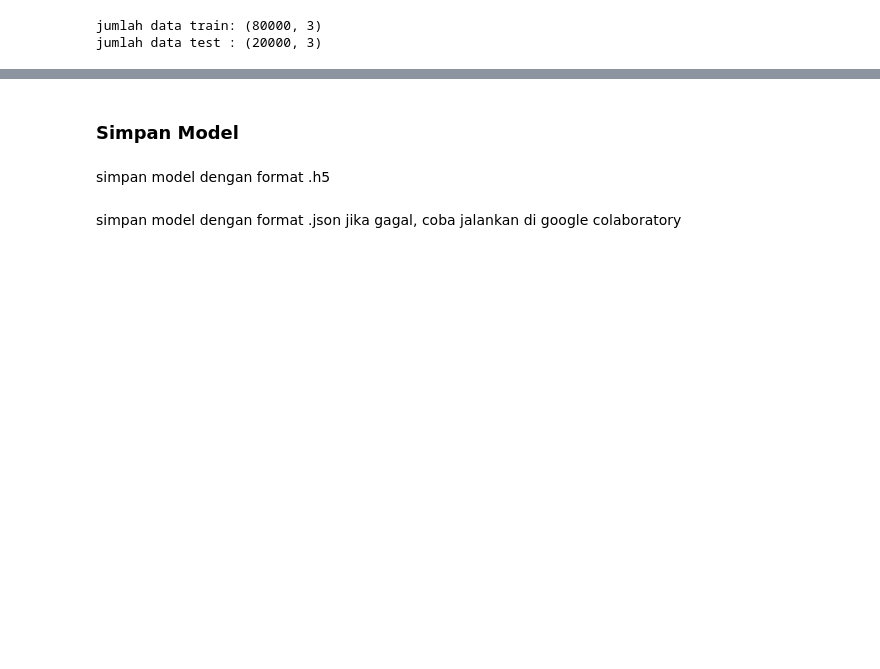
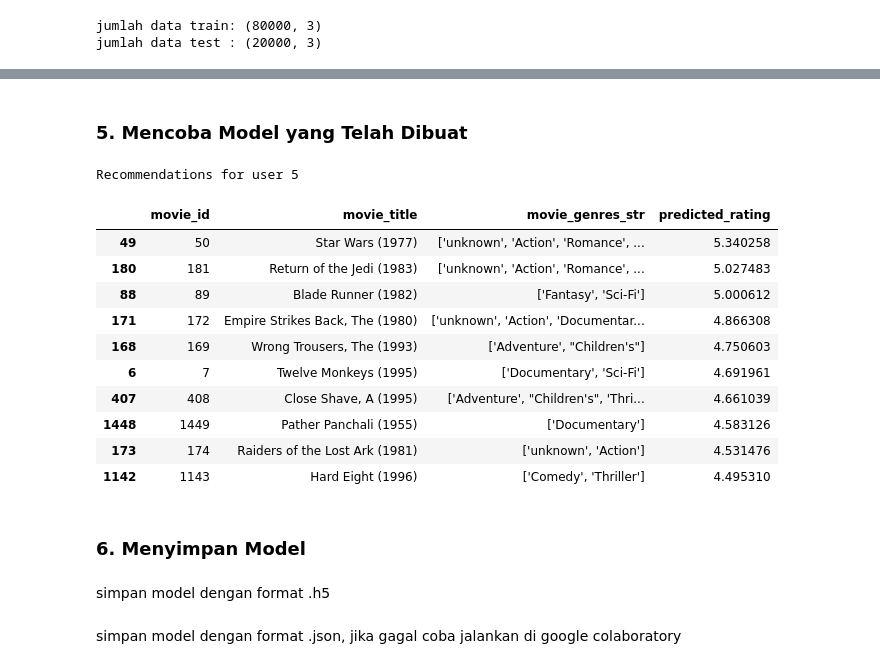
Before and after one commit to GilangAgungS/Film-Recommendation-Tensor, a Jupyter notebook: sistem_rekomendasi_film.ipynb, the cells around one changed output, grey strips where cells are left out. Saved outputs shown, nothing was run; the diff lists cells and outputs as text; code cells hidden in the pictures; blank space fills up the shorter version.

```diff
--- a/sistem_rekomendasi_film.ipynb
+++ b/sistem_rekomendasi_film.ipynb
@@ -221,12 +236,43 @@ model.evaluate([data_test.movie_id, data_test.user_id], data_test.user_rating)
+# %% [markdown]
+### 5. Mencoba Model yang Telah Dibuat
+# %%
+import numpy as np
+import matplotlib.pyplot as plt
+
+def get_recommendations(user_id, movies, model):
+  movies = movies.copy()
+  user_ids = np.array([user_id] * len(movies))
+  results = model([movies.movie_id.values, user_ids]).numpy().reshape(-1)
+
+  movies['predicted_rating'] = pd.Series(results)
+  movies = movies.sort_values('predicted_rating', ascending=False)
+
+  print(f'Recommendations for user {user_id}')
+  return movies
+
+get_recommendations(5, movies, model).head(10)
+# %% [output]
+Recommendations for user 5
+|  | movie_id | movie_title | movie_genres_str | predicted_rating |
+| 49 | 50 | Star Wars (1977) | ['unknown', 'Action', 'Romance', ... | 5.340258 |
+| 180 | 181 | Return of the Jedi (1983) | ['unknown', 'Action', 'Romance', ... | 5.027483 |
+| 88 | 89 | Blade Runner (1982) | ['Fantasy', 'Sci-Fi'] | 5.000612 |
+| 171 | 172 | Empire Strikes Back, The (1980) | ['unknown', 'Action', 'Documentar... | 4.866308 |
+| 168 | 169 | Wrong Trousers, The (1993) | ['Adventure', "Children's"] | 4.750603 |
+| 6 | 7 | Twelve Monkeys (1995) | ['Documentary', 'Sci-Fi'] | 4.691961 |
+| 407 | 408 | Close Shave, A (1995) | ['Adventure', "Children's", 'Thri... | 4.661039 |
+| 1448 | 1449 | Pather Panchali (1955) | ['Documentary'] | 4.583126 |
+| 173 | 174 | Raiders of the Lost Ark (1981) | ['unknown', 'Action'] | 4.531476 |
+| 1142 | 1143 | Hard Eight (1996) | ['Comedy', 'Thriller'] | 4.495310 |
 # %% [markdown]
-### Simpan Model
+### 6. Menyimpan Model
 # %% [markdown]
 simpan model dengan format .h5
 # %%
 #model.save('model.h5')
 # %% [markdown]
-simpan model dengan format .json
-jika gagal, coba jalankan di google colaboratory
+simpan model dengan format .json,
+jika gagal coba jalankan di google colaboratory
 # %%
 '''
 from zipfile import ZipFile
```
Also changed, not shown: parts of 21 cells of this notebook.
